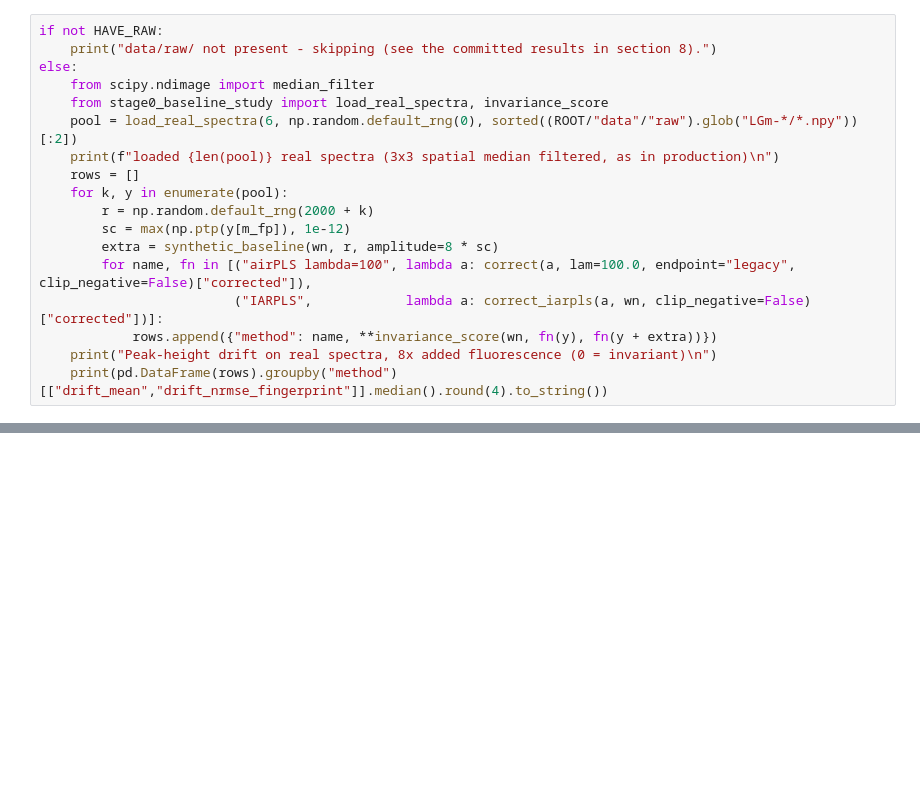
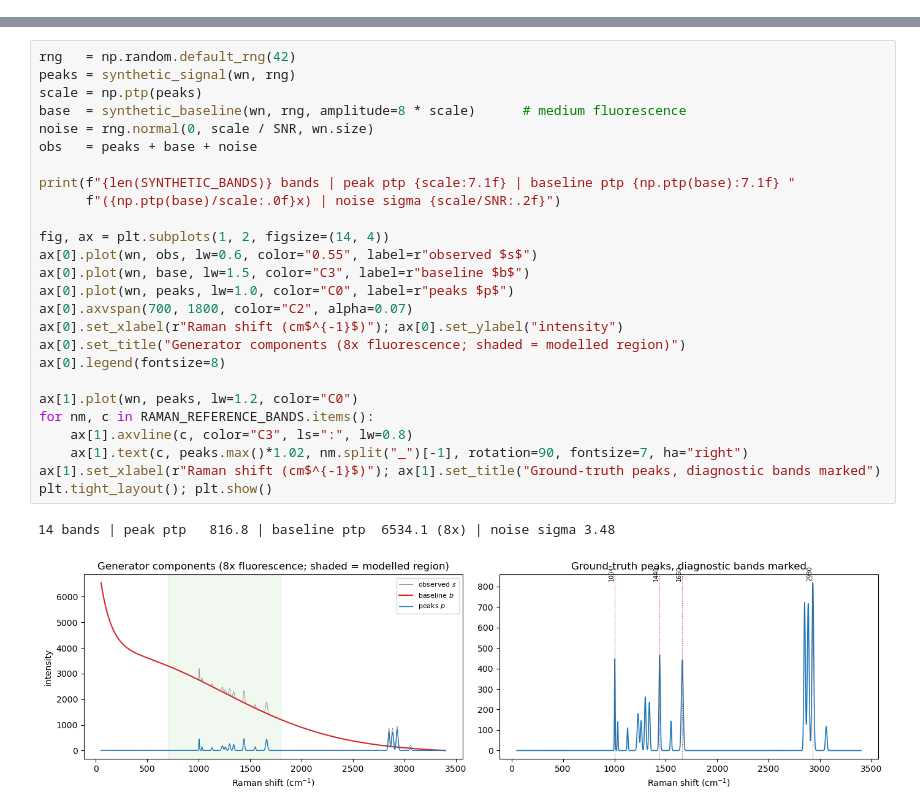
Before and after one commit to NIRDBS/glioma-synthetic-data, a Jupyter notebook: notebooks/00_Stage0_Baseline_Correction.ipynb, the cells around one changed output, grey strips where cells are left out. Drawn from its saved outputs; the diff is of its cells as text; blank space fills up the shorter version.

```diff
--- a/notebooks/00_Stage0_Baseline_Correction.ipynb
+++ b/notebooks/00_Stage0_Baseline_Correction.ipynb
@@ -466,18 +0,0 @@ biased by how that reference was constructed.
-# %%
-if not HAVE_RAW:
-    print("data/raw/ not present - skipping (see the committed results in section 8).")
-else:
-    from scipy.ndimage import median_filter
-    from stage0_baseline_study import load_real_spectra, invariance_score
-    pool = load_real_spectra(6, np.random.default_rng(0), sorted((ROOT/"data"/"raw").glob("LGm-*/*.npy"))[:2])
-    print(f"loaded {len(pool)} real spectra (3x3 spatial median filtered, as in production)\n")
-    rows = []
-    for k, y in enumerate(pool):
-        r = np.random.default_rng(2000 + k)
-        sc = max(np.ptp(y[m_fp]), 1e-12)
-        extra = synthetic_baseline(wn, r, amplitude=8 * sc)
-        for name, fn in [("airPLS lambda=100", lambda a: correct(a, lam=100.0, endpoint="legacy", clip_negative=False)["corrected"]),
-                         ("IARPLS",            lambda a: correct_iarpls(a, wn, clip_negative=False)["corrected"])]:
-            rows.append({"method": name, **invariance_score(wn, fn(y), fn(y + extra))})
-    print("Peak-height drift on real spectra, 8x added fluorescence (0 = invariant)\n")
-    print(pd.DataFrame(rows).groupby("method")[["drift_mean","drift_nrmse_fingerprint"]].median().round(4).to_string())
@@ -656,0 +117,29 @@ Plan and tracker: [`docs/MIL_REFRAME_PLAN.md`](../docs/MIL_REFRAME_PLAN.md).
+# %%
+rng   = np.random.default_rng(42)
+peaks = synthetic_signal(wn, rng)
+scale = np.ptp(peaks)
+base  = synthetic_baseline(wn, rng, amplitude=8 * scale)      # medium fluorescence
+noise = rng.normal(0, scale / SNR, wn.size)
+obs   = peaks + base + noise
+
+print(f"{len(SYNTHETIC_BANDS)} bands | peak ptp {scale:7.1f} | baseline ptp {np.ptp(base):7.1f} "
+      f"({np.ptp(base)/scale:.0f}x) | noise sigma {scale/SNR:.2f}")
+
+fig, ax = plt.subplots(1, 2, figsize=(14, 4))
+ax[0].plot(wn, obs, lw=0.6, color="0.55", label=r"observed $s$")
+ax[0].plot(wn, base, lw=1.5, color="C3", label=r"baseline $b$")
+ax[0].plot(wn, peaks, lw=1.0, color="C0", label=r"peaks $p$")
+ax[0].axvspan(700, 1800, color="C2", alpha=0.07)
+ax[0].set_xlabel(r"Raman shift (cm$^{-1}$)"); ax[0].set_ylabel("intensity")
+ax[0].set_title("Generator components (8x fluorescence; shaded = modelled region)")
+ax[0].legend(fontsize=8)
+
+ax[1].plot(wn, peaks, lw=1.2, color="C0")
+for nm, c in RAMAN_REFERENCE_BANDS.items():
+    ax[1].axvline(c, color="C3", ls=":", lw=0.8)
+    ax[1].text(c, peaks.max()*1.02, nm.split("_")[-1], rotation=90, fontsize=7, ha="right")
+ax[1].set_xlabel(r"Raman shift (cm$^{-1}$)"); ax[1].set_title("Ground-truth peaks, diagnostic bands marked")
+plt.tight_layout(); plt.show()
+# %% [output]
+14 bands | peak ptp   816.8 | baseline ptp  6534.1 (8x) | noise sigma 3.48
+[figure, added]
```
Also changed, not shown: parts of 50 cells of this notebook, 1 other file.
